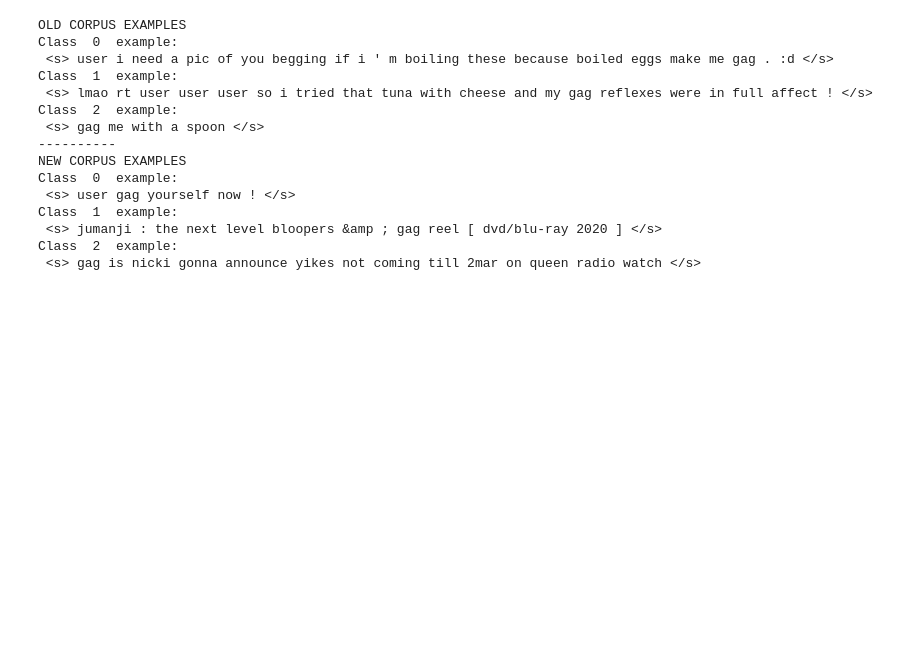
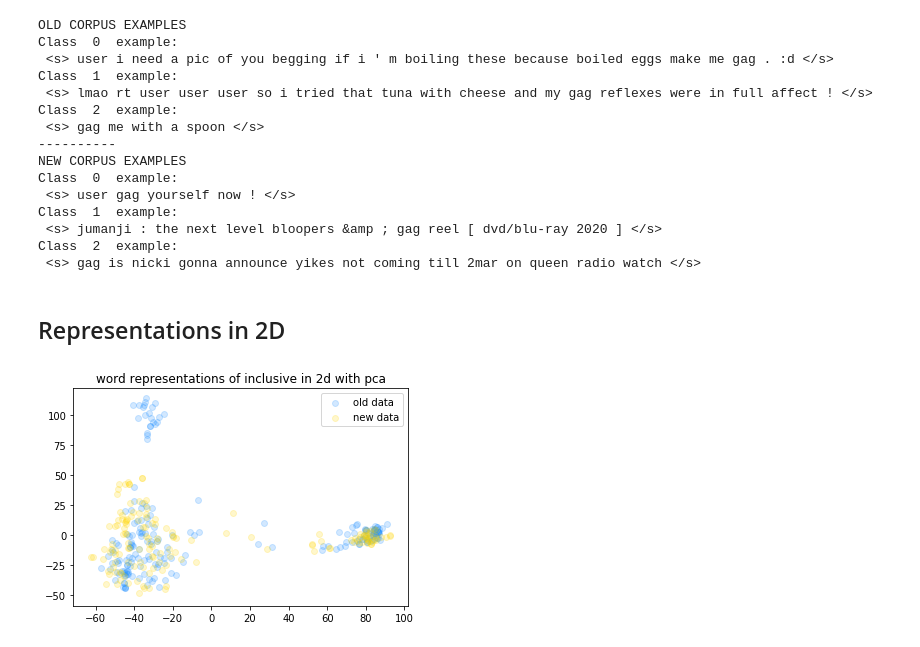
Before and after one commit to opedal/slangvolution, a Jupyter notebook: Twitter data visualizations.ipynb, the cells around one changed output. Saved outputs shown, nothing was run; the diff lists cells and outputs as text; code cells hidden in the pictures; blank space fills up the shorter version.

Commit message:
plots

```diff
--- a/Twitter data visualizations.ipynb
+++ b/Twitter data visualizations.ipynb
@@ -13,12 +13,19 @@ from sklearn.decomposition import PCA
 from sklearn.manifold import TSNE
 # %%
 ## Load representations
-
-with open('old_slang_reprs.pickle', 'rb') as handle:
+#!pip3 install pickle5
+import pickle5 as pickle
+with open('data/old_slang_reps.pickle', 'rb') as handle:
     old_slang_reps = pickle.load(handle)
 
-with open('new_slang_reprs.pickle', 'rb') as handle:
+with open('data/new_slang_reps.pickle', 'rb') as handle:
     new_slang_reps = pickle.load(handle)
+
+with open('data/old_nonslang_reps.pickle', 'rb') as handle:
+    old_nonslang_reps = pickle.load(handle)
+
+with open('data/new_nonslang_reps.pickle', 'rb') as handle:
+    new_nonslang_reps = pickle.load(handle)
 # %%
 ## Load tweets
 
@@ -239,3 +244,28 @@ Class  1  example:
  <s> jumanji : the next level bloopers &amp ; gag reel [ dvd/blu-ray 2020 ] </s>
 Class  2  example:
  <s> gag is nicki gonna announce yikes not coming till 2mar on queen radio watch </s>
+# %% [markdown]
+## Representations in 2D
+# %%
+## nonslang
+target = "inclusive"
+method = "pca"
+
+X1 = [elem.detach().numpy() for elem in old_nonslang_reps[target]]
+X2 = [elem.detach().numpy() for elem in new_nonslang_reps[target]]
+X = X1+X2
+
+if method == "pca":
+    X2dim = apply_PCA(X, dim=2)
+elif method == "tsne":
+    tsne_2dim = TSNE(n_components=2, perplexity=10, learning_rate=20, n_iter=500, init="pca")
+    X2dim = tsne_2dim.fit_transform(X)
+elif method == "umap":
+    umap_2dim = umap.UMAP(n_neighbors=5, min_dist = 0.3)
+    # 10, 0.05
+    # 5, 0.3
+    X2dim = umap_2dim.fit_transform(X)
+
+plot_one_2d_rep(X2dim[:len(X1)], X2dim[len(X1):], target, method)
+# %% [output]
+[figure, added]
```
Also changed, not shown: parts of 4 cells of this notebook, 1 other file.
